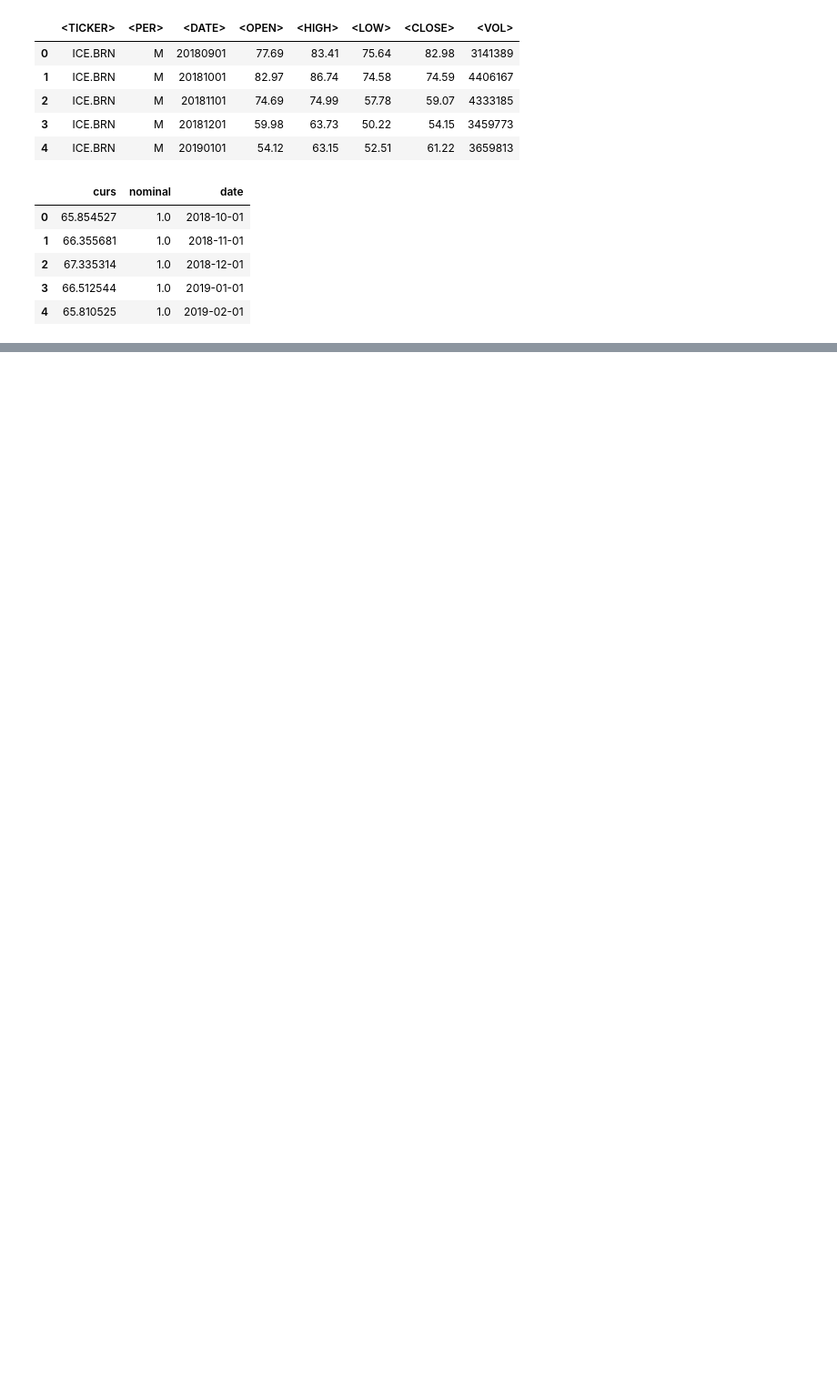
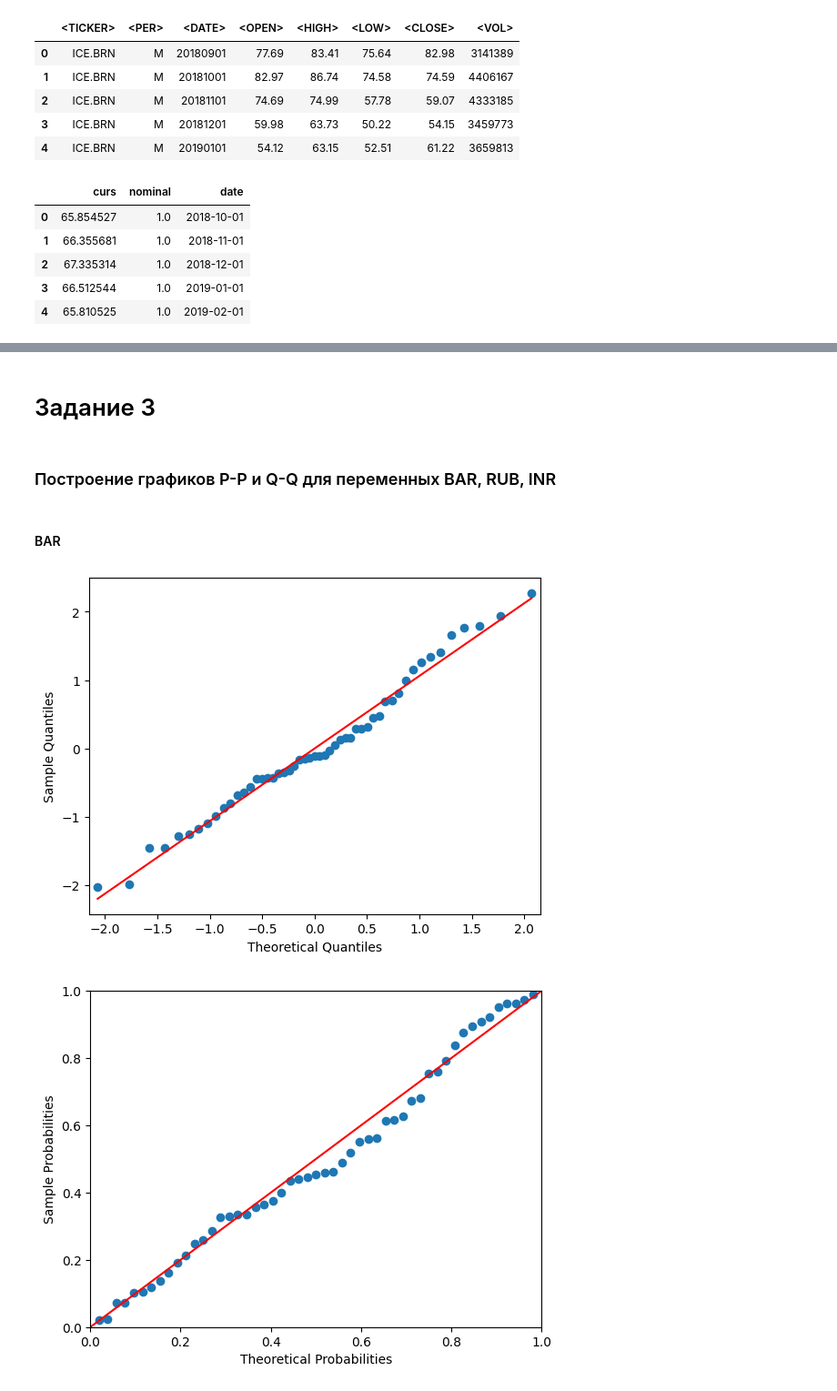
Before and after one commit to ForwardMoth/stdb_lab, a Jupyter notebook: lab3/lab3.ipynb, the cells around one changed output, grey strips where cells are left out. Shown at 91% size. Drawn from its saved outputs; the diff is of its cells as text; code cells hidden in the pictures; blank space fills up the shorter version.

Commit message:
1, 2 и 3 задание готовы

```diff
--- a/lab3/lab3.ipynb
+++ b/lab3/lab3.ipynb
@@ -3,3 +5,4 @@ import pandas as pd
 # %%
-brent_df = pd.read_csv('brent_prices.csv', sep=';')
-dollar_df = pd.read_csv('dollar_curs.csv', sep=';')
+BAR = pd.read_csv('brent_prices.csv', sep=';')
+RUB = pd.read_csv('dollar_curs.csv', sep=';')
+INR = pd.read_csv('indian_curs.csv', sep=';')
@@ -23,0 +44,2 @@ dollar_df.head()
+# %%
+RUB['curs'] = 1 / RUB['curs']
@@ -23,0 +58,2 @@ dollar_df.head()
+# %%
+INR['curs'] = INR['curs'] * RUB['curs'] / 100
@@ -23,0 +71,2 @@ dollar_df.head()
+# %%
+df = pd.DataFrame({'BAR': BAR['<CLOSE>'], 'RUB': RUB['curs'], 'INR': INR['curs']})
@@ -23,0 +82,2 @@ dollar_df.head()
+# %% [markdown]
+# Задание 3
@@ -23,0 +87,13 @@ dollar_df.head()
+# %% [markdown]
+### Построение графиков P-P и Q-Q для переменных BAR, RUB, INR
+# %% [markdown]
+#### BAR
+# %%
+probplot = sm.ProbPlot(df['BAR'])
+probplot.qqplot(line = 'r')
+probplot.ppplot(line = '45')
+
+plt.show()
+# %% [output]
+[figure, added]
+[figure, added]
```
Also changed, not shown: parts of 32 cells of this notebook, 2 other files.
